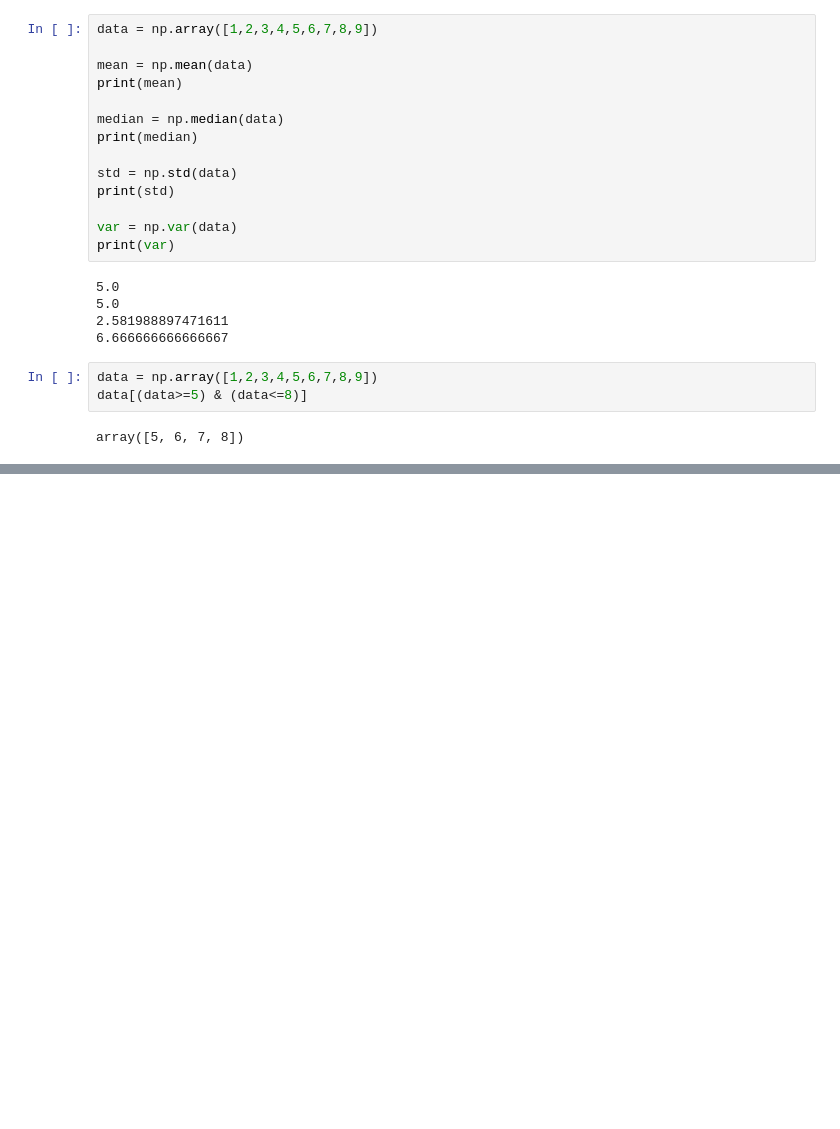
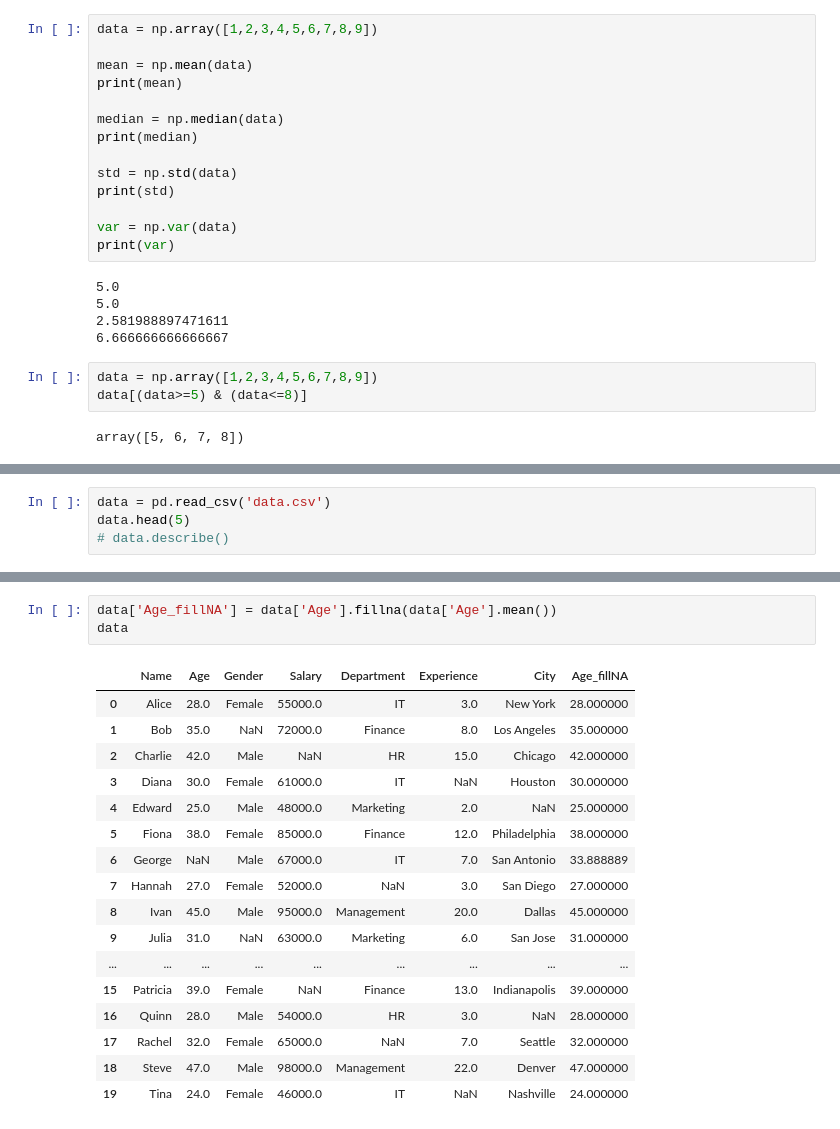
Before and after one commit to awais4212/Data-Science-Basics, a Jupyter notebook: Data Analysis/DataAnalysis.ipynb, the cells around one changed output, grey strips where cells are left out. Drawn from its saved outputs; the diff is of its cells as text; blank space fills up the shorter version.

```diff
--- a/Data Analysis/DataAnalysis.ipynb
+++ b/Data Analysis/DataAnalysis.ipynb
@@ -153,0 +295,4 @@ array([5, 6, 7, 8])
+# %%
+data = pd.read_csv('data.csv')
+data.head(5)
+# data.describe()
@@ -153,0 +349,21 @@ array([5, 6, 7, 8])
+# %%
+data['Age_fillNA'] = data['Age'].fillna(data['Age'].mean())
+data
+# %% [output]
+|  | Name | Age | Gender | Salary | Department | Experience | City | Age_fillNA |
+| 0 | Alice | 28.0 | Female | 55000.0 | IT | 3.0 | New York | 28.000000 |
+| 1 | Bob | 35.0 | NaN | 72000.0 | Finance | 8.0 | Los Angeles | 35.000000 |
+| 2 | Charlie | 42.0 | Male | NaN | HR | 15.0 | Chicago | 42.000000 |
+| 3 | Diana | 30.0 | Female | 61000.0 | IT | NaN | Houston | 30.000000 |
+| 4 | Edward | 25.0 | Male | 48000.0 | Marketing | 2.0 | NaN | 25.000000 |
+| 5 | Fiona | 38.0 | Female | 85000.0 | Finance | 12.0 | Philadelphia | 38.000000 |
+| 6 | George | NaN | Male | 67000.0 | IT | 7.0 | San Antonio | 33.888889 |
+| 7 | Hannah | 27.0 | Female | 52000.0 | NaN | 3.0 | San Diego | 27.000000 |
+| 8 | Ivan | 45.0 | Male | 95000.0 | Management | 20.0 | Dallas | 45.000000 |
+| 9 | Julia | 31.0 | NaN | 63000.0 | Marketing | 6.0 | San Jose | 31.000000 |
+| ... | ... | ... | ... | ... | ... | ... | ... | ... |
+| 15 | Patricia | 39.0 | Female | NaN | Finance | 13.0 | Indianapolis | 39.000000 |
+| 16 | Quinn | 28.0 | Male | 54000.0 | HR | 3.0 | NaN | 28.000000 |
+| 17 | Rachel | 32.0 | Female | 65000.0 | NaN | 7.0 | Seattle | 32.000000 |
+| 18 | Steve | 47.0 | Male | 98000.0 | Management | 22.0 | Denver | 47.000000 |
+| 19 | Tina | 24.0 | Female | 46000.0 | IT | NaN | Nashville | 24.000000 |
```
Also changed, not shown: parts of 47 cells of this notebook, 1 other file.
